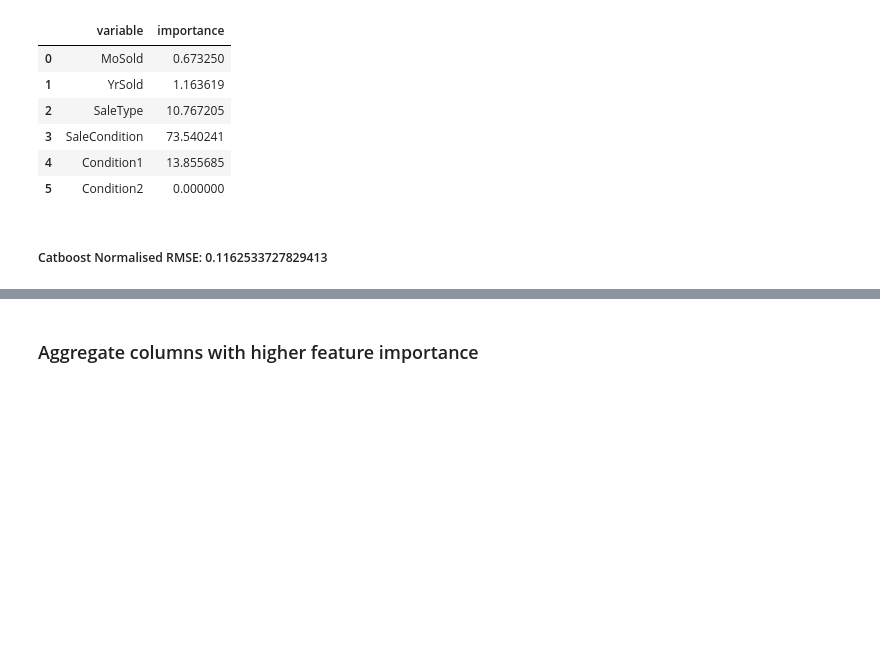
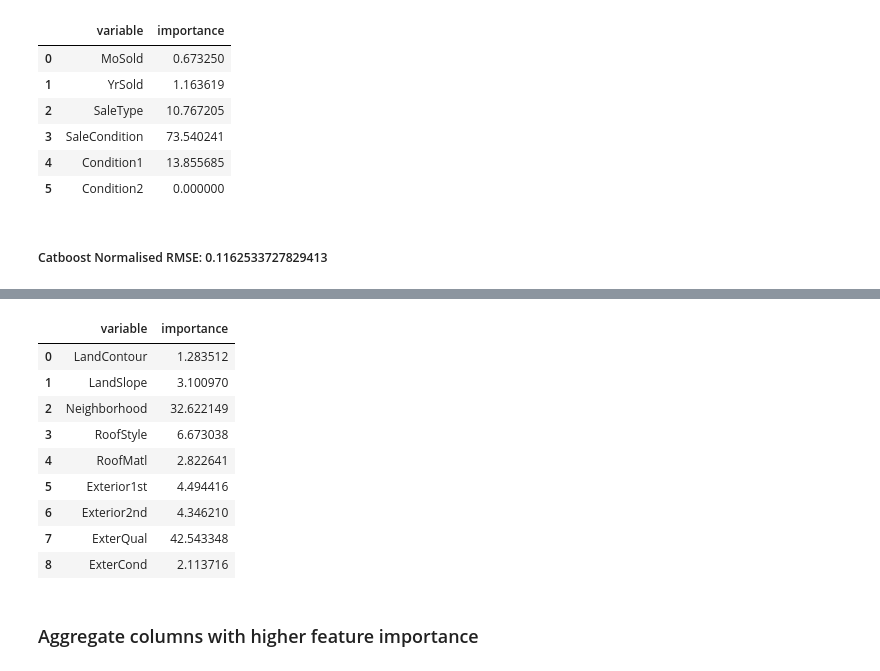
Before and after one commit to oliverkpan/IowaHousePricing, a Jupyter notebook: feature_aggregate.ipynb, the cells around one changed output, grey strips where cells are left out. Cells and saved outputs as stored; diff of their text form; code cells hidden in the pictures; blank space fills up the shorter version.

```diff
--- a/feature_aggregate.ipynb
+++ b/feature_aggregate.ipynb
@@ -174,3 +187,19 @@ misc_importance
+# %%
+exterior_importance = pd.DataFrame()
+exterior_importance["variable"] = ['LandContour', 'LandSlope', 'Neighborhood', 'RoofStyle', 'RoofMatl', 'Exterior1st', 'Exterior2nd', 'ExterQual', 'ExterCond']
+exterior_importance["importance"] = [1.2835122533473295, 3.1009698819408307, 32.62214937360188, 6.673037642907108, 2.822641228551309, 4.494415714904176, 4.346209810404765, 42.543348483762145, 2.1137156105804675]
+exterior_importance
+# %% [output]
+|  | variable | importance |
+| 0 | LandContour | 1.283512 |
+| 1 | LandSlope | 3.100970 |
+| 2 | Neighborhood | 32.622149 |
+| 3 | RoofStyle | 6.673038 |
+| 4 | RoofMatl | 2.822641 |
+| 5 | Exterior1st | 4.494416 |
+| 6 | Exterior2nd | 4.346210 |
+| 7 | ExterQual | 42.543348 |
+| 8 | ExterCond | 2.113716 |
 # %% [markdown]
 ### Aggregate columns with higher feature importance
 # %%
```
Also changed, not shown: parts of 15 cells of this notebook.
